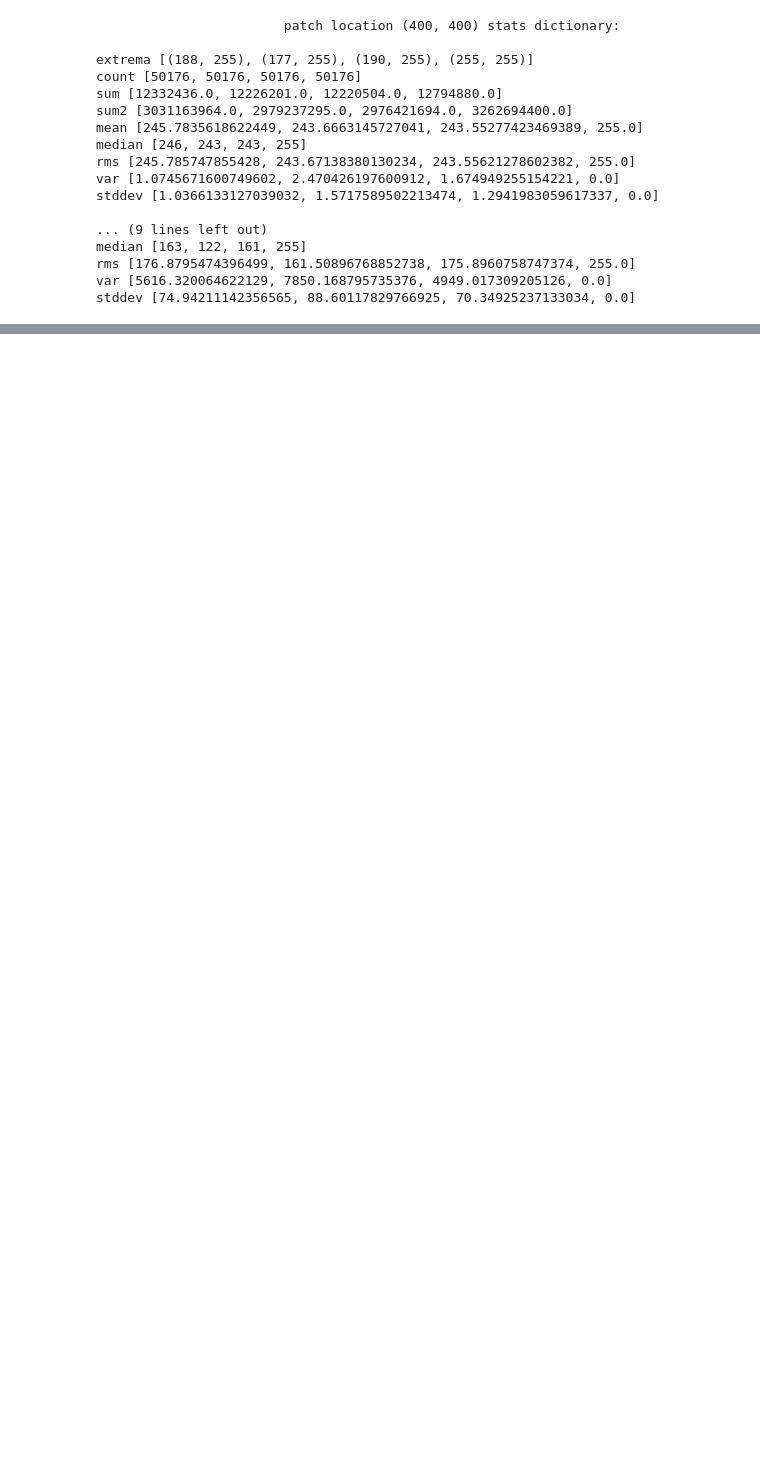
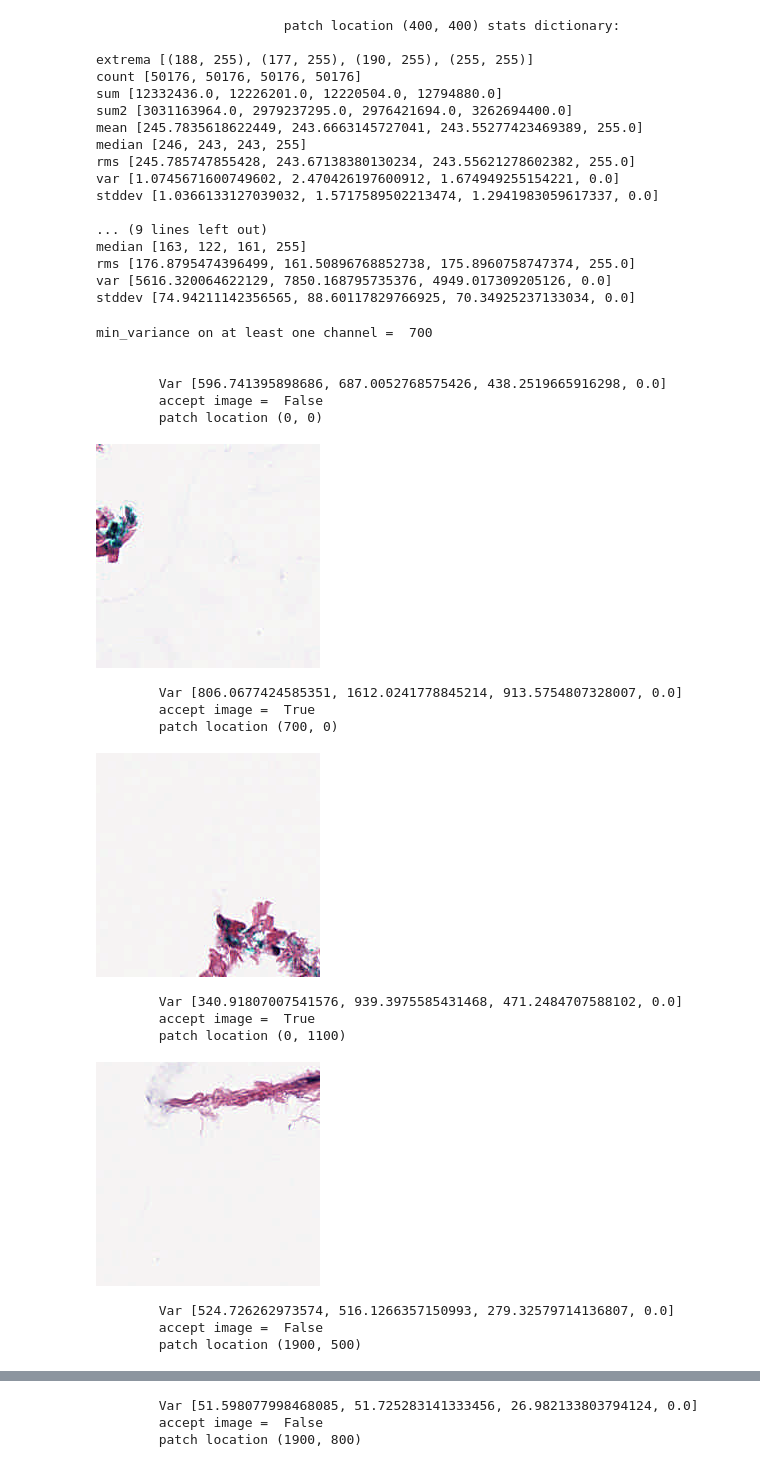
Before and after one commit to quincy-125/DigiPath_MLTK, a Jupyter notebook: aaDevNotebooks/image_stats.ipynb, the cells around one changed output, grey strips where cells are left out. Drawn from its saved outputs; the diff is of its cells as text; code cells hidden in the pictures; blank space fills up the shorter version.

```diff
--- a/aaDevNotebooks/image_stats.ipynb
+++ b/aaDevNotebooks/image_stats.ipynb
@@ -161,3 +181,72 @@ median [163, 122, 161, 255]
 rms [176.8795474396499, 161.50896768852738, 175.8960758747374, 255.0]
 var [5616.320064622129, 7850.168795735376, 4949.017309205126, 0.0]
 stddev [74.94211142356565, 88.60117829766925, 70.34925237133034, 0.0]
+# %%
+"""
+                            get two patches
+"""
+openslide_obj = openslide.OpenSlide(svs_file_name)
+
+read_location_0 = (0,0)
+test_sect_0 = openslide_obj.read_region(level=0, size=patch_size, location=read_location_0)
+
+read_location_1 = (700,0)
+test_sect_1 = openslide_obj.read_region(level=0, size=patch_size, location=read_location_1)
+
+read_location_2 = (0,1100)
+test_sect_2 = openslide_obj.read_region(level=0, size=patch_size, location=read_location_2)
+
+read_location_3 = (1900,500)
+test_sect_3 = openslide_obj.read_region(level=0, size=patch_size, location=read_location_3)
+
+read_location_4 = (1900,800)
+test_sect_4 = openslide_obj.read_region(level=0, size=patch_size, location=read_location_4)
+
+openslide_obj.close()
+
+min_variance = 700
+print('min_variance on at least one channel = ', min_variance)
+
+print('\n\n\tVar',Stat(test_sect_0).var)
+print('\taccept image = ', accept_image(test_sect_0, min_variance))
+print('\tpatch location',read_location_0)
+display(test_sect_0)
+
+print('\n\n\tVar',Stat(test_sect_1).var)
+print('\taccept image = ', accept_image(test_sect_1, min_variance))
+print('\tpatch location',read_location_1)
+display(test_sect_1)
+
+print('\n\n\tVar',Stat(test_sect_2).var)
+print('\taccept image = ', accept_image(test_sect_2, min_variance))
+print('\tpatch location',read_location_2)
+display(test_sect_2)
+
+print('\n\n\tVar',Stat(test_sect_3).var)
+print('\taccept image = ', accept_image(test_sect_3, min_variance))
+print('\tpatch location',read_location_3)
+display(test_sect_3)
+
+print('\n\n\tVar',Stat(test_sect_4).var)
+print('\taccept image = ', accept_image(test_sect_4, min_variance))
+print('\tpatch location',read_location_4)
+display(test_sect_4)
+# %% [output]
+min_variance on at least one channel =  700
+
+
+        Var [596.741395898686, 687.0052768575426, 438.2519665916298, 0.0]
+        accept image =  False
+        patch location (0, 0)
+[figure, added]
+        Var [806.0677424585351, 1612.0241778845214, 913.5754807328007, 0.0]
+        accept image =  True
+        patch location (700, 0)
+[figure, added]
+        Var [340.91807007541576, 939.3975585431468, 471.2484707588102, 0.0]
+        accept image =  True
+        patch location (0, 1100)
+[figure, added]
+        Var [524.726262973574, 516.1266357150993, 279.32579714136807, 0.0]
+        accept image =  False
+        patch location (1900, 500)
@@ -163,0 +254,3 @@ stddev [74.94211142356565, 88.60117829766925, 70.34925237133034, 0.0]
+        Var [51.598077998468085, 51.725283141333456, 26.982133803794124, 0.0]
+        accept image =  False
+        patch location (1900, 800)
```
Also changed, not shown: parts of 8 cells of this notebook.
